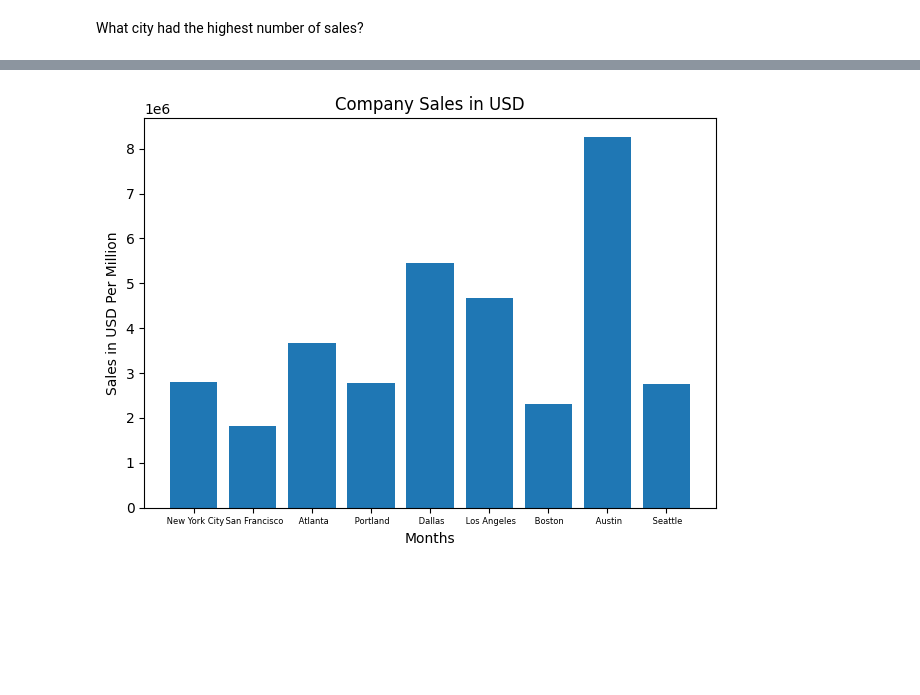
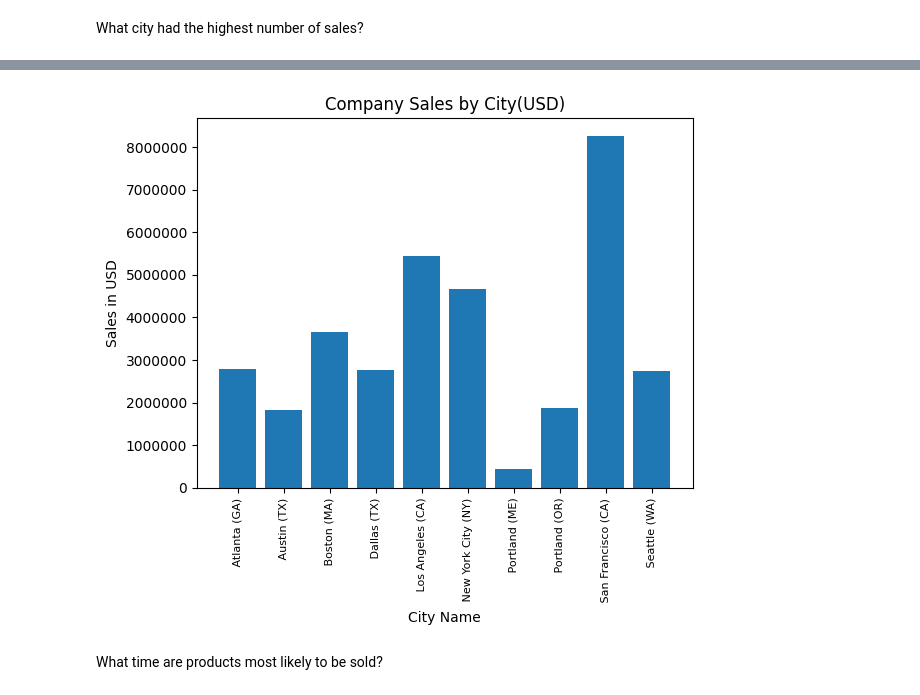
Before and after one commit to zairefrazier/Sales-Data-Analysis, a Jupyter notebook: Analysis.ipynb, the cells around one changed output, grey strips where cells are left out. Cells and saved outputs as stored; diff of their text form; code cells hidden in the pictures; blank space fills up the shorter version.

Commit message:
more graphs

```diff
--- a/Analysis.ipynb
+++ b/Analysis.ipynb
@@ -115,16 +116,9 @@ def get_state(address):
     return address.split(',')[2].split(' ')[1]
 
 all_data['Purchase Address'].apply(lambda x: ",".join(x[0].split()[1:]))
-all_data['City'] = all_data['Purchase Address'].apply(lambda x: get_city(x) + ' '+ get_state(x))
+all_data['City'] = all_data['Purchase Address'].apply(lambda x: get_city(x) + ' ('+ get_state(x)+')')
 
-all_data = all_data.drop('State', axis=1)
 all_data.head()
-
-# cityList = all_data['City'].unique()
-
-# citySales = all_data.groupby('City').sum()
-
-# citySales
 # %% [output]
 |  | Order ID | Product | Quantity Ordered | Price Each | Order Date | Purchase Address | Month | Sales | ... |
 | 0 | 295665 | Macbook Pro Laptop | 1 | 1700.00 | 12/30/19 00:01 | 136 Church St, New York City, NY ... | 12 | 1700.00 | ... |
@@ -132,3 +126,6 @@ all_data.head()
 | 2 | 295667 | USB-C Charging Cable | 1 | 11.95 | 12/12/19 18:21 | 277 Main St, New York City, NY 10001 | 12 | 11.95 | ... |
 | 3 | 295668 | 27in FHD Monitor | 1 | 149.99 | 12/22/19 15:13 | 410 6th St, San Francisco, CA 94016 | 12 | 149.99 | ... |
 | 4 | 295669 | USB-C Charging Cable | 1 | 11.95 | 12/18/19 12:38 | 43 Hill St, Atlanta, GA 30301 | 12 | 11.95 | ... |
+# %%
+citySales = all_data.groupby('City').sum()
+citySales
@@ -135,14 +146,17 @@ all_data.head()
 # %%
+cityList = [city for city, df in all_data.groupby('City')]
+
 plt.bar(cityList, citySales['Sales'])
-plt.xticks(cityList)
-plt.ylabel('Sales in USD Per Million')
-plt.xlabel('City')
+plt.xticks(cityList, rotation='vertical', size=8)
+plt.ylabel('Sales in USD')
+plt.xlabel('City Name')
 
-plt.title('Company Sales in USD')
+plt.title('Company Sales by City(USD)')
+plt.ticklabel_format(style='plain', axis='y')
 
-plt.tick_params(axis='x', which='major', labelsize=6)
-plt.tight_layout()
 
 plt.show()
 # %% [output]
-[figure, old version]
+[figure, new version]
+# %% [markdown]
+What time are products most likely to be sold?
```
Also changed, not shown: parts of 6 cells of this notebook.
